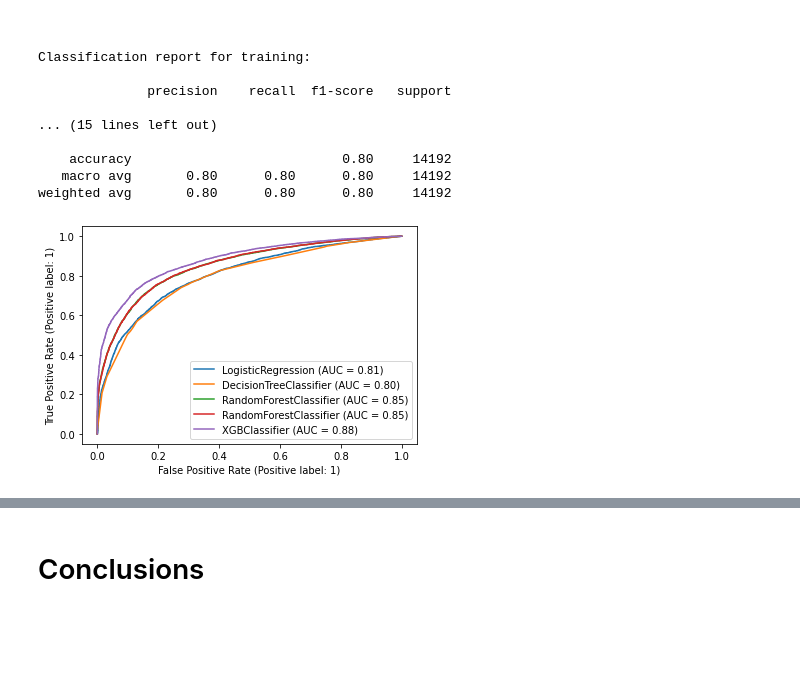
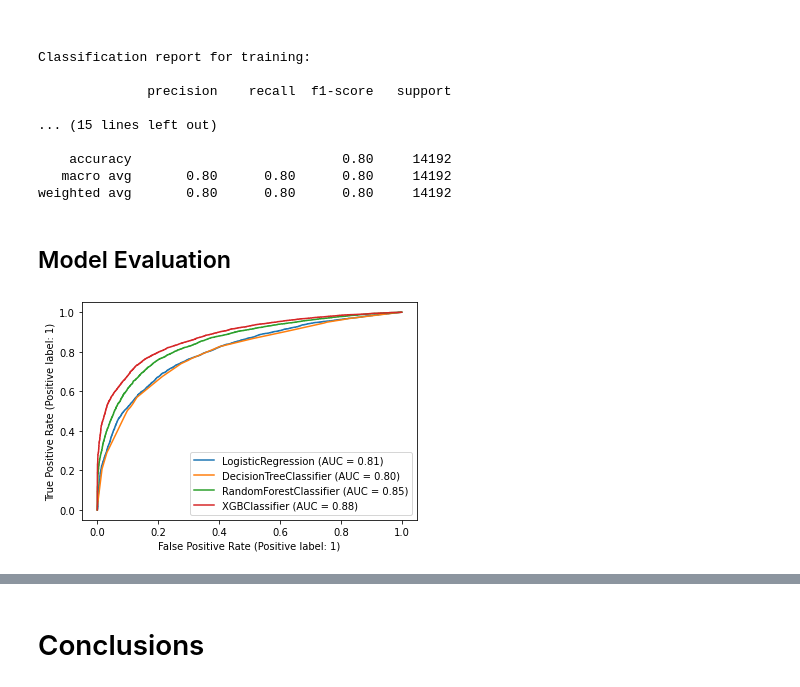
Before and after one commit to akmal1994/Capstone---Classification, a Jupyter notebook: Credit_Card_Default_Prediction_Capstone_Project.ipynb, the cells around one changed output, grey strips where cells are left out. Cells and saved outputs as stored; diff of their text form; code cells hidden in the pictures; blank space fills up the shorter version.

```diff
--- a/Credit_Card_Default_Prediction_Capstone_Project.ipynb
+++ b/Credit_Card_Default_Prediction_Capstone_Project.ipynb
@@ -979,25 +864,0 @@ weighted avg       0.78      0.78      0.78     14192
-# %%
-# Random Forest Classifier using grid search
-"""
-In this section we will try to find the best hyperparameter using gridsearchcv, the reason for using this is because it finds the best hyperparameter.
-Drawback of this process is this takes time to computing as this will go through the all possible combinations.
-"""
-# Initialize model
-RF = RandomForestClassifier(random_state=10)
-
-# Defining sets of hyperparameters
-param_grid = param_grid = {
-    'n_estimators': [200, 300,400,500,600],
-    'max_features': ['auto', 'sqrt', 'log2'],
-    'max_depth' : [4,5,6,7,8],
-    'criterion' :['gini', 'entropy']
-}
-
-# Training with the sets of hyperparameters
-gridcv_rf = GridSearchCV(RF, param_grid,
-                    cv=3,scoring='roc_auc')
-gridcv_rf.fit(X_train, y_train)
-
-# Finding the best estimator
-rfgrid_model = gridcv_rf.best_estimator_
-rfgrid_model
@@ -1006,16 +864,0 @@ RandomForestClassifier(max_depth=8, n_estimators=600, random_state=10)
-# %%
-# Training dataset with the best estimator (Hyperparameters)
-rfgrid_model.fit(X_train, y_train)
-
-# Prediction on training set and test set
-ranf_pred_train = rf_model.predict(X_train)
-ranf_pred_test = rf_model.predict(X_test)
-
-# Checking model performance on train set and test set
-print(f"Accuracy for training set is \n{accuracy_score(y_train, ranf_pred_train)}")
-print('\n')
-print(f"Accuracy for test set is \n{accuracy_score(y_test, ranf_pred_test)}")
-print('\n')
-print(f"Classification report for training: \n \n{classification_report(y_train, ranf_pred_train)}")
-print('\n')
-print(f"Classification report for testing: \n \n{classification_report(y_test, ranf_pred_test)}")
@@ -1100,17 +925,18 @@ Classification report for training:
     accuracy                           0.80     14192
    macro avg       0.80      0.80      0.80     14192
 weighted avg       0.80      0.80      0.80     14192
+# %% [markdown]
+## Model Evaluation
 # %%
 # Plot roc auc curve
 """
 To check the performance of individual model using area under the curve and with roc auc score, the greater the area under \n
 the curve the better the model performance among all these. Plotting all roc auc curve in a same axis.
 """
 
 roc=plot_roc_curve(log_model,X_test,y_test)
 plot_roc_curve(dt_model,X_test,y_test,ax=roc.ax_);
 plot_roc_curve(rf_model,X_test,y_test,ax=roc.ax_);
-plot_roc_curve(rfgrid_model,X_test,y_test,ax=roc.ax_);
 plot_roc_curve(xgb_model,X_test,y_test,ax=roc.ax_);
 # %% [output]
-[figure, old version]
+[figure, new version]
```
Also changed, not shown: parts of 29 cells of this notebook.
